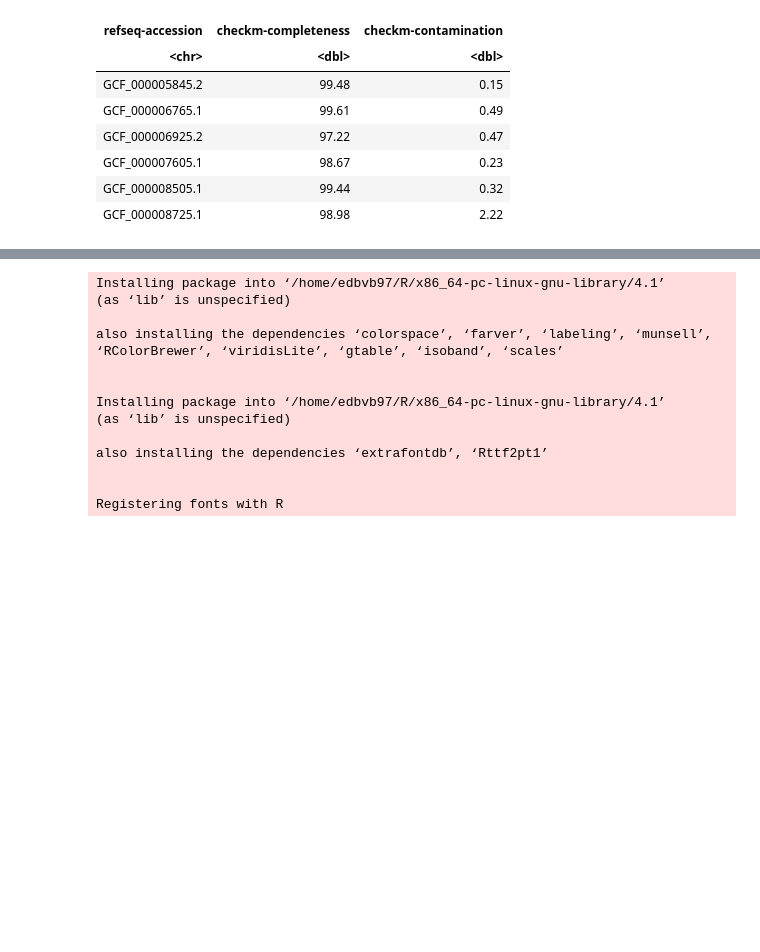
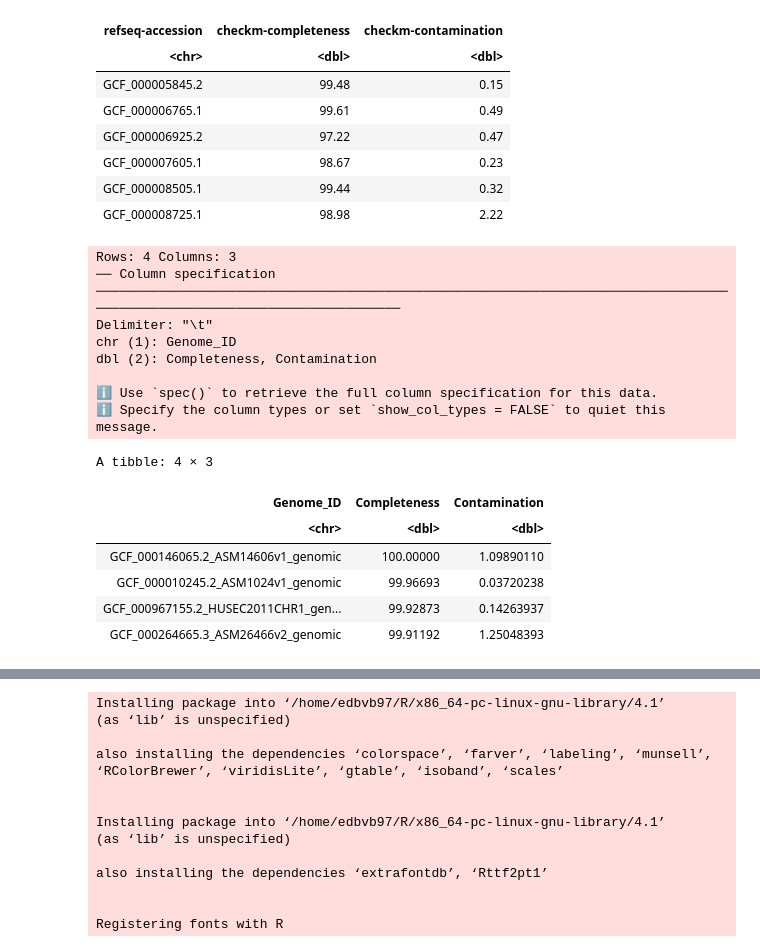
Before and after one commit to edtankian97/microbiota_sialylation, a Jupyter notebook: genomes_download/scripts/jupyter_scripts/Checkm_refseq_Reanalise_V2.ipynb, the cells around one changed output, grey strips where cells are left out. Cells and saved outputs as stored; diff of their text form; code cells hidden in the pictures; blank space fills up the shorter version.

```diff
--- a/genomes_download/scripts/jupyter_scripts/Checkm_refseq_Reanalise_V2.ipynb
+++ b/genomes_download/scripts/jupyter_scripts/Checkm_refseq_Reanalise_V2.ipynb
@@ -220,4 +207,25 @@ A tibble: 6 × 3
 | GCF_000007605.1 | 98.67 | 0.23 |
 | GCF_000008505.1 | 99.44 | 0.32 |
 | GCF_000008725.1 | 98.98 | 2.22 |
+# %%
+remain_CheckM2_data <- read_delim("microbiota_sialylation/genomes_download/checkm_result_ncbi/quality_report.tsv",
+                                 delim = "\t", escape_double = FALSE,
+                                 trim_ws = TRUE, col_names=c("Genome_ID", "Completeness", "Contamination"))
+head(remain_CheckM2_data)
+# %% [output]
+Rows: 4 Columns: 3
+── Column specification ────────────────────────────────────────────────────────────────────────────────────────────────────────────────────────
+Delimiter: "\t"
+chr (1): Genome_ID
+dbl (2): Completeness, Contamination
+
+ℹ Use `spec()` to retrieve the full column specification for this data.
+ℹ Specify the column types or set `show_col_types = FALSE` to quiet this message.
+A tibble: 4 × 3
+| Genome_ID | Completeness | Contamination |
+| <chr> | <dbl> | <dbl> |
+| GCF_000146065.2_ASM14606v1_genomic | 100.00000 | 1.09890110 |
+| GCF_000010245.2_ASM1024v1_genomic | 99.96693 | 0.03720238 |
+| GCF_000967155.2_HUSEC2011CHR1_gen... | 99.92873 | 0.14263937 |
+| GCF_000264665.3_ASM26466v2_genomic | 99.91192 | 1.25048393 |
 # %%
```
Also changed, not shown: parts of 8 cells of this notebook, 4 other files.
